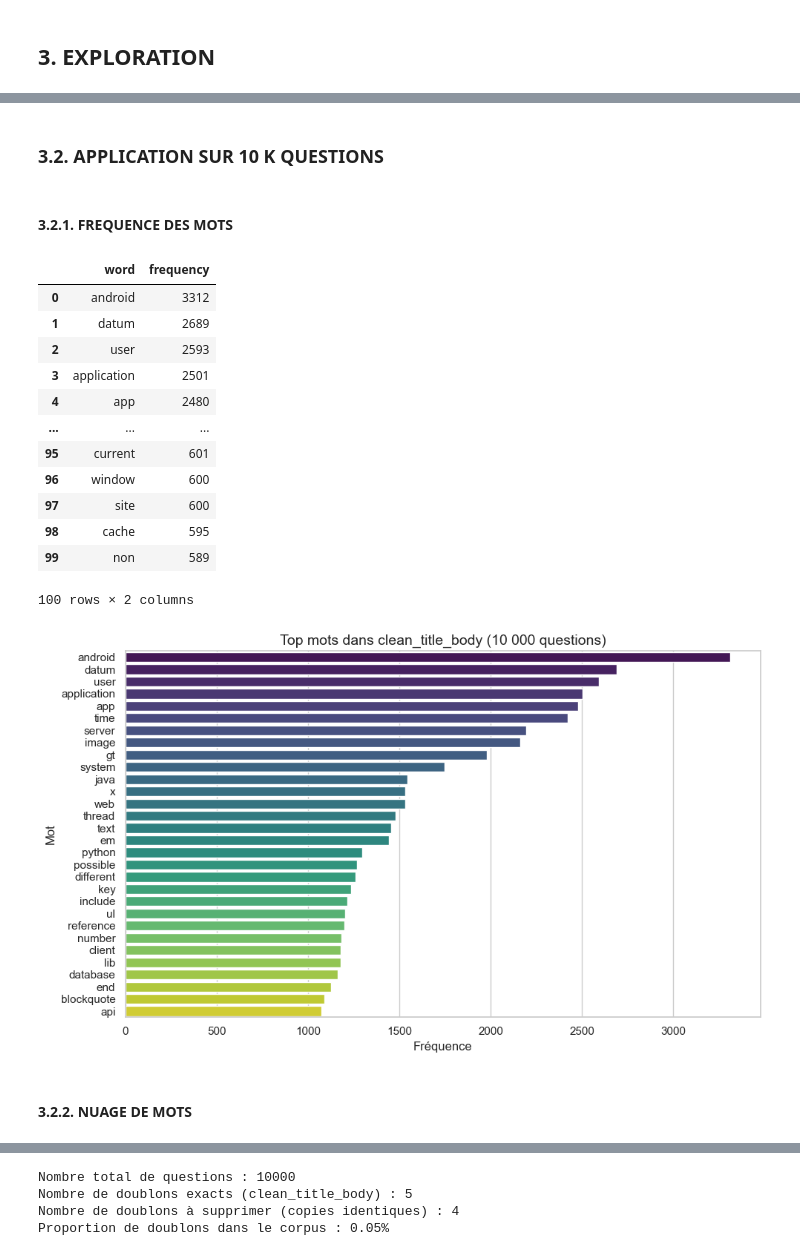
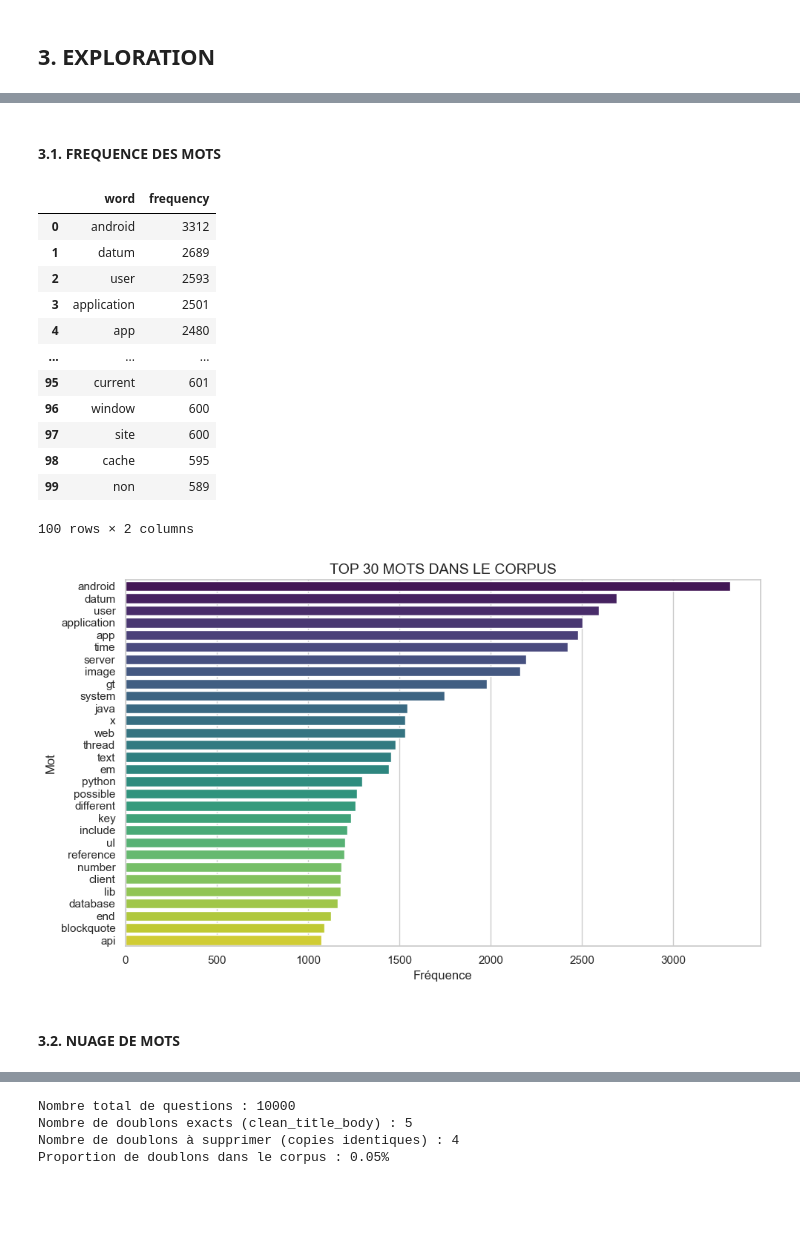
Before and after one commit to QuantumIza/tag-suggester, a Jupyter notebook: notebooks/1_exploration_et_cleaning.ipynb, the cells around one changed output, grey strips where cells are left out. Drawn from its saved outputs; the diff is of its cells as text; code cells hidden in the pictures; blank space fills up the shorter version.

```diff
--- a/notebooks/1_exploration_et_cleaning.ipynb
+++ b/notebooks/1_exploration_et_cleaning.ipynb
@@ -4,31 +4,14 @@
 import os
 print(f"# --- VERIFICATION DU REPERTOIRE COURANT : {os.getcwd()}")
 import sys
-# Remonte d'un niveau pour accéder à src/
+# --- ACCES A SRC
 project_root = os.path.abspath(os.path.join(os.getcwd(), ".."))
 src_path = os.path.join(project_root, "src")
 
-# Ajoute src/ au sys.path
+# A--- JOUT DE src AU sys.path
 if src_path not in sys.path:
     sys.path.append(src_path)
-
-print(f"✅ Chemin ajouté au sys.path : {src_path}")
-
-import os
-
-module_path = os.path.join(src_path, "tags_suggester")
-for root, dirs, files in os.walk(module_path):
-    for file in files:
-        if file.endswith(".py"):
-            full_path = os.path.join(root, file)
-            with open(full_path, "rb") as f:
-                content = f.read()
-                if b"\x00" in content:
-                    print(f"❌ Caractère nul détecté dans : {full_path}")
-                else:
-                    print(f"✅ OK : {full_path}")
-
-
+print(f"# --- CHEMIN AJOUTE AU sys.path : {src_path}")
 import pandas as pd
 import spacy
 import seaborn as sns
@@ -43,7 +26,6 @@ import joblib
 import ast
 from tags_suggester.preprocessing import text_cleaning
 from tags_suggester.preprocessing.text_cleaning import load_tech_terms
-print(load_tech_terms())
 from tags_suggester.eda.eda_analysis import plot_distribution
 # %% [output]
 # --- VERIFICATION DU REPERTOIRE COURANT : d:\machine_learning_training\openclassrooms_projects\05_categorisez_automatiquement_question\notebooks
@@ -679,7 +180,5 @@ eda.plot_tag_cooccurrence_graph(cooc_matrix, min_edge_weight=2, layout="spring")
-# %% [markdown]
-### 3.2. APPLICATION SUR 10 K QUESTIONS
 # %% [markdown]
-#### **3.2.1. FREQUENCE DES MOTS**
+#### **3.1. FREQUENCE DES MOTS**
 # %%
 # -------------------------------------------
 # --- RECHARGEMENT DES MODULES D' EXPLORATION
@@ -687,42 +186,49 @@ eda.plot_tag_cooccurrence_graph(cooc_matrix, min_edge_weight=2, layout="spring")
 import importlib
 import tags_suggester.eda.eda_analysis as eda
 importlib.reload(eda)
 
-# ✅ Standardisation du nom du corpus complet
+# -----------------------------------------------------
+# --- COPIE POUR NE PAS MODIFIER LE DATAFRAME ORIGINAL
+# -----------------------------------------------------
 full_explo = brut_df_clean.copy()
 
-
-# 🔍 Calcul des fréquences (top 100 lemmes sans les stopwords personnalisés)
+# --------------------------
+# --- CALCUL DES FREQUENCES
+# --------------------------
+# --- TOP 100 LEMMES SANS LES STOPWORDS PERSONNALISES
 freq_clean_title_body = eda.compute_word_frequencies(
     df=full_explo,
     column="clean_title_body",
-    top_n=100  # tu peux augmenter selon besoin
+    top_n=100
 )
 display(freq_clean_title_body)
-# 👁️ Visualisation des top tokens
+# ---------------------------------
+# --- VISUALISATION DES TOP TOKENS
+# ---------------------------------
+n_top_freq = 30
 eda.plot_word_frequencies(
     df_freq=freq_clean_title_body,
     max_words_display=30,
     palette="viridis",
-    title="Top mots dans clean_title_body (10 000 questions)"
+    title=f"TOP {n_top_freq} MOTS DANS LE CORPUS"
 )
 # %% [output]
 |  | word | frequency |
 | 0 | android | 3312 |
 | 1 | datum | 2689 |
 | 2 | user | 2593 |
 | 3 | application | 2501 |
 | 4 | app | 2480 |
 | ... | ... | ... |
 | 95 | current | 601 |
 | 96 | window | 600 |
 | 97 | site | 600 |
 | 98 | cache | 595 |
 | 99 | non | 589 |
 100 rows × 2 columns
-[figure, old version]
+[figure, new version]
 # %% [markdown]
-#### **3.2.2. NUAGE DE MOTS**
+#### **3.2. NUAGE DE MOTS**
 # %%
 # -------------------------------------------
 # --- RECHARGEMENT DES MODULES D' EXPLORATION
```
Also changed, not shown: parts of 93 cells of this notebook, 5 other files.
